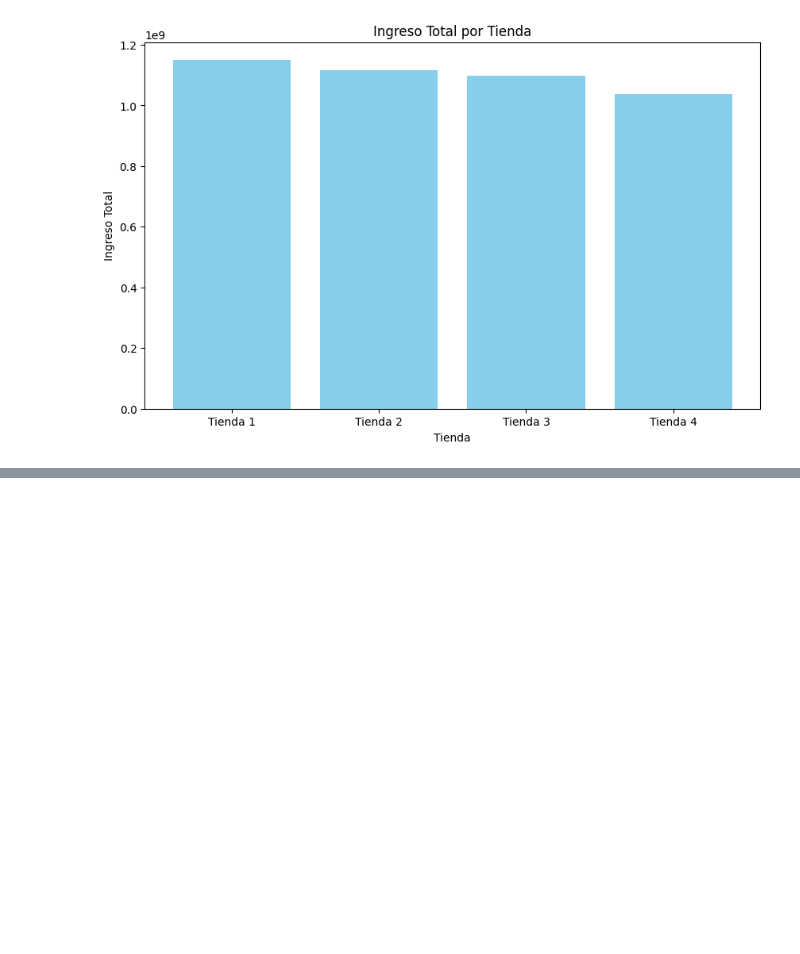
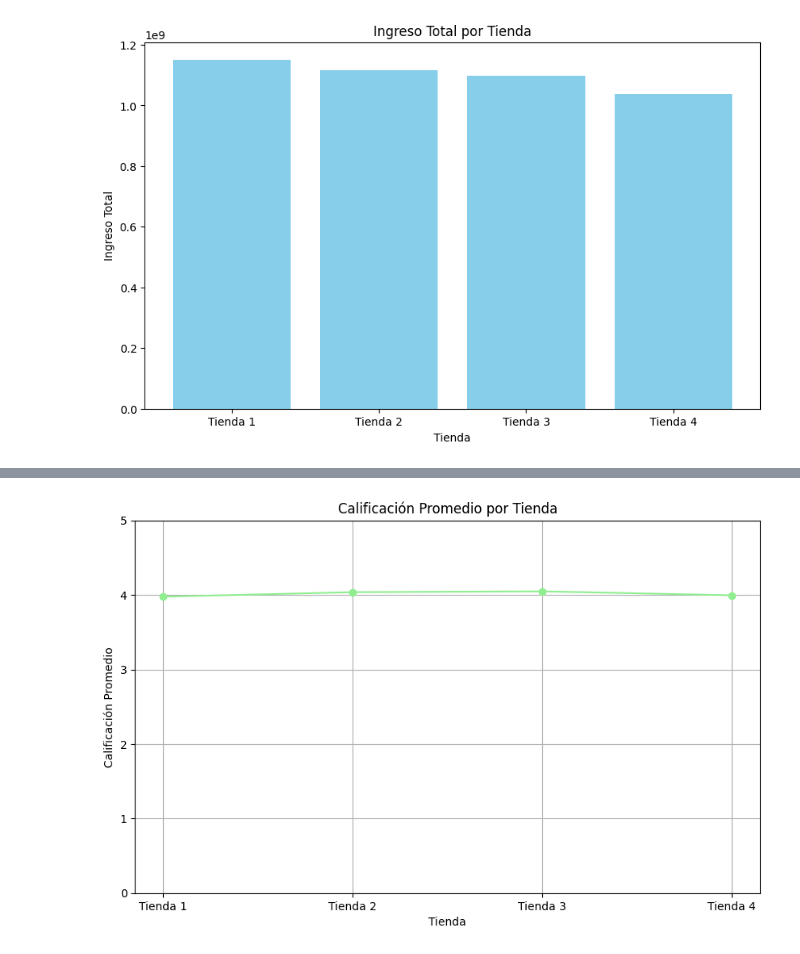
Before and after one commit to RERRl11/AluraStore-AluraG8, a Jupyter notebook: AluraStoreLatam.ipynb, the cells around one changed output, grey strips where cells are left out. Saved outputs shown, nothing was run; the diff lists cells and outputs as text; code cells hidden in the pictures; blank space fills up the shorter version.

```diff
--- a/AluraStoreLatam.ipynb
+++ b/AluraStoreLatam.ipynb
@@ -256,0 +300,21 @@ plt.show()
+# %%
+calificaciones = {
+    'Tienda 1': calificacion_promedio_tienda1,
+    'Tienda 2': calificacion_promedio_tienda2,
+    'Tienda 3': calificacion_promedio_tienda3,
+    'Tienda 4': calificacion_promedio_tienda4
+}
+
+tiendas = list(calificaciones.keys())
+valores_calificacion = list(calificaciones.values())
+
+plt.figure(figsize=(10, 6))
+plt.plot(tiendas, valores_calificacion, marker='o', linestyle='-', color='lightgreen')
+plt.xlabel('Tienda')
+plt.ylabel('Calificación Promedio')
+plt.title('Calificación Promedio por Tienda')
+plt.ylim(0, 5) # Ratings are typically on a scale of 1-5
+plt.grid(True)
+plt.show()
+# %% [output]
+[figure, added]
```
Also changed, not shown: parts of 4 cells of this notebook.
